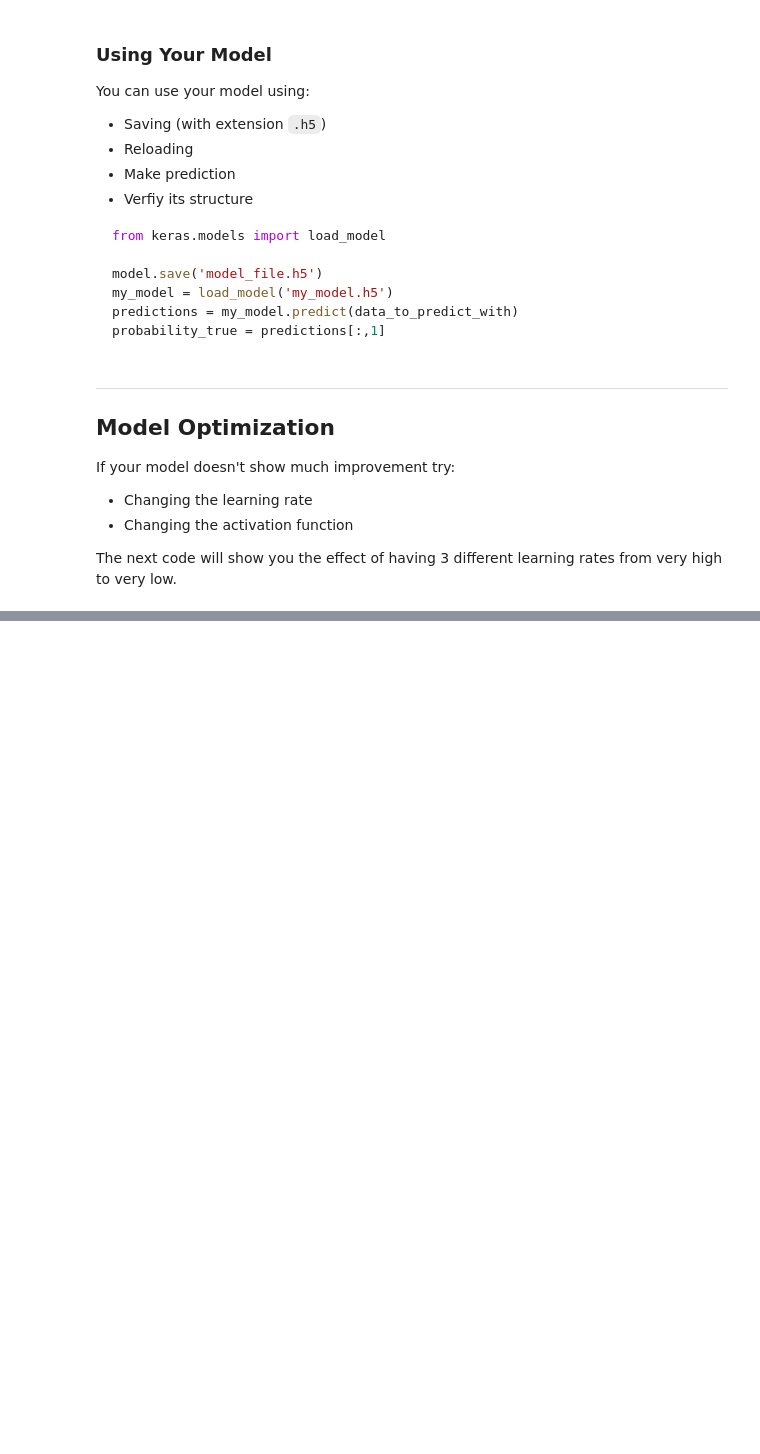
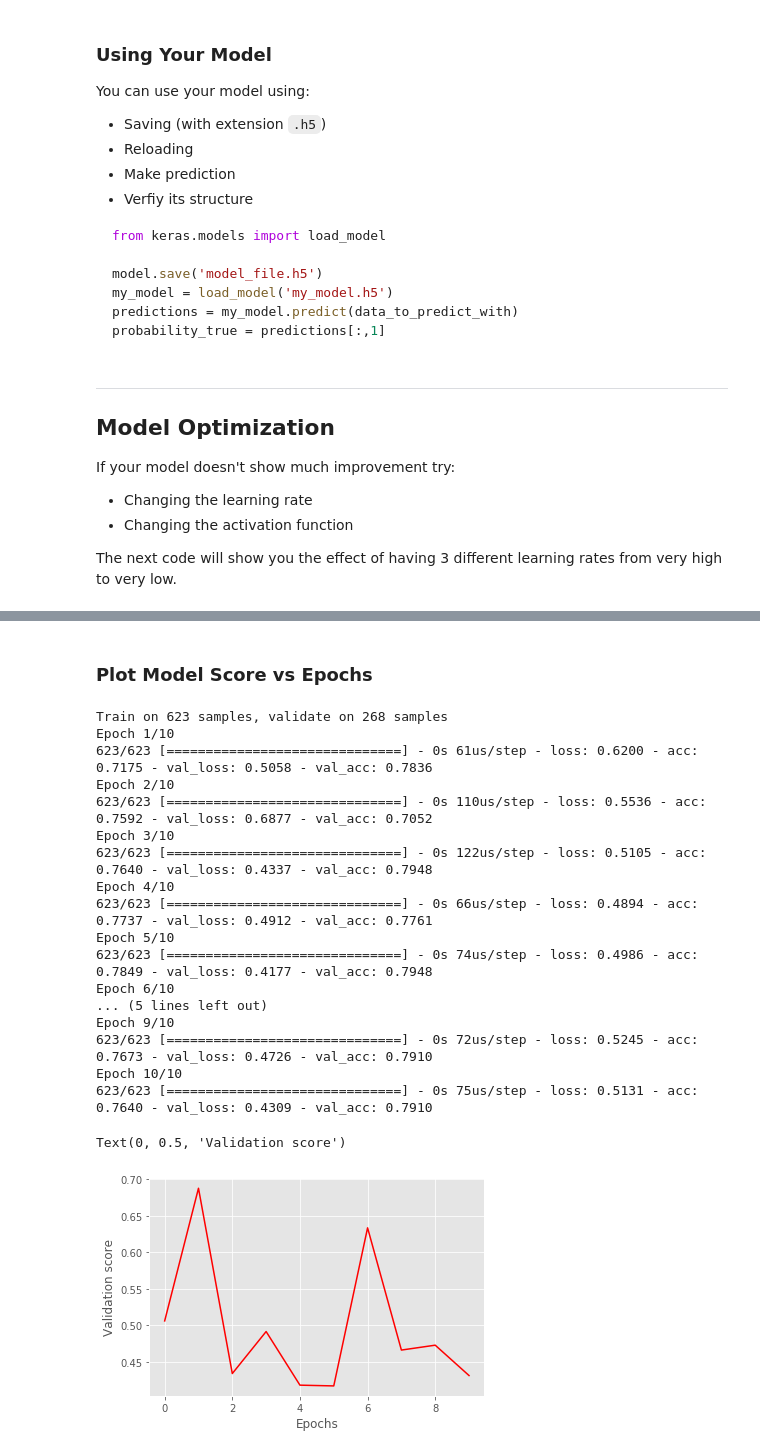
Before and after one commit to mfkabdelnaby/deep-learning, a Jupyter notebook: keras.ipynb, the cells around one changed output, grey strips where cells are left out. Drawn from its saved outputs; the diff is of its cells as text; code cells hidden in the pictures; blank space fills up the shorter version.

Commit message:
keras update

```diff
--- a/keras.ipynb
+++ b/keras.ipynb
@@ -317,0 +326,24 @@ Epoch 1/1
+# %%
+# Import EarlyStopping
+from keras.callbacks import EarlyStopping
+
+# Save the number of columns in predictors: n_cols
+n_cols = predictors.shape[1]
+input_shape = (n_cols,)
+
+# Specify the model
+model = Sequential()
+model.add(Dense(100, activation='relu', input_shape = input_shape))
+model.add(Dense(100, activation='relu'))
+model.add(Dense(2, activation='softmax'))
+
+# Compile the model
+model.compile(optimizer='adam',loss='categorical_crossentropy',
+              metrics=['accuracy'])
+
+# Define early_stopping_monitor
+early_stopping_monitor = EarlyStopping(patience=2)
+
+# Fit the model
+model.fit(predictors,target,validation_split=0.3,epochs=30,
+          callbacks=[early_stopping_monitor])
@@ -317,0 +387,28 @@ Epoch 1/1
+# %% [markdown]
+### Plot Model Score vs Epochs
+# %%
+model_tr = model.fit(predictors,target,validation_split=0.3,epochs=10)
+
+plt.plot(model_tr.history['val_loss'], 'r')
+plt.xlabel('Epochs')
+plt.ylabel('Validation score')
+# %% [output]
+Train on 623 samples, validate on 268 samples
+Epoch 1/10
+623/623 [==============================] - 0s 61us/step - loss: 0.6200 - acc: 0.7175 - val_loss: 0.5058 - val_acc: 0.7836
+Epoch 2/10
+623/623 [==============================] - 0s 110us/step - loss: 0.5536 - acc: 0.7592 - val_loss: 0.6877 - val_acc: 0.7052
+Epoch 3/10
+623/623 [==============================] - 0s 122us/step - loss: 0.5105 - acc: 0.7640 - val_loss: 0.4337 - val_acc: 0.7948
+Epoch 4/10
+623/623 [==============================] - 0s 66us/step - loss: 0.4894 - acc: 0.7737 - val_loss: 0.4912 - val_acc: 0.7761
+Epoch 5/10
+623/623 [==============================] - 0s 74us/step - loss: 0.4986 - acc: 0.7849 - val_loss: 0.4177 - val_acc: 0.7948
+Epoch 6/10
+... (5 lines left out)
+Epoch 9/10
+623/623 [==============================] - 0s 72us/step - loss: 0.5245 - acc: 0.7673 - val_loss: 0.4726 - val_acc: 0.7910
+Epoch 10/10
+623/623 [==============================] - 0s 75us/step - loss: 0.5131 - acc: 0.7640 - val_loss: 0.4309 - val_acc: 0.7910
+Text(0, 0.5, 'Validation score')
+[figure, added]
```
Also changed, not shown: parts of 16 cells of this notebook, 1 other file.
